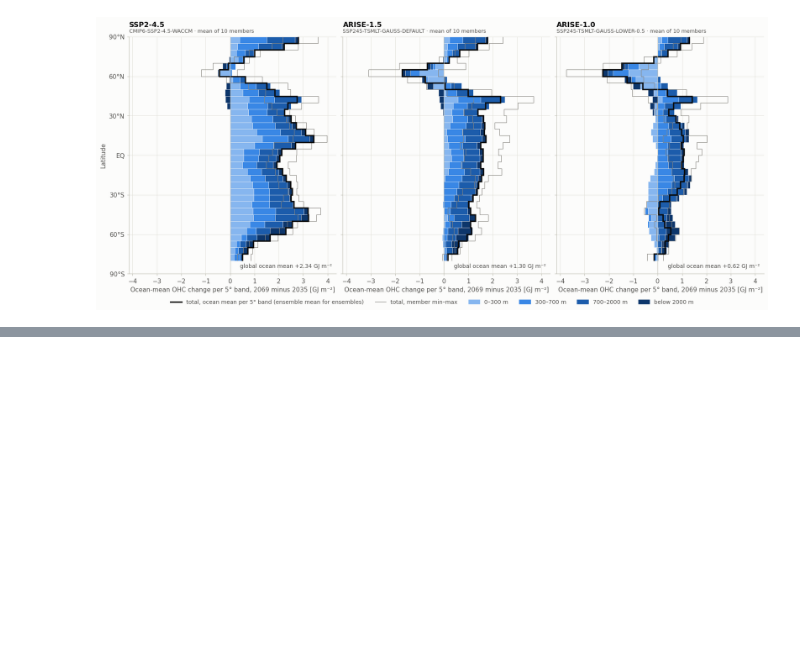
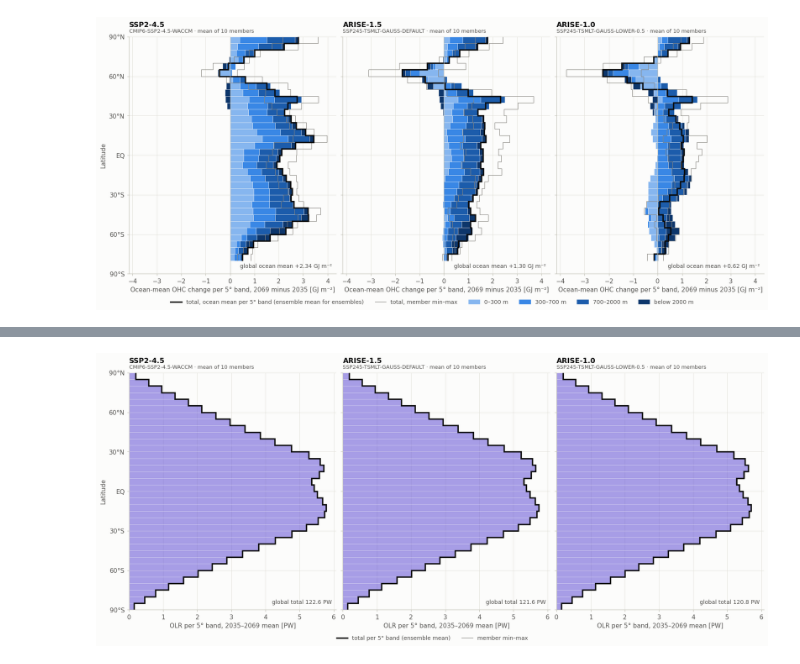
Before and after one commit to jshaw35/PRISM, a Jupyter notebook: OHC_levels/zonal_means.ipynb, the cells around one changed output, grey strips where cells are left out. Saved outputs shown, nothing was run; the diff lists cells and outputs as text; code cells hidden in the pictures; blank space fills up the shorter version.

```diff
--- a/OHC_levels/zonal_means.ipynb
+++ b/OHC_levels/zonal_means.ipynb
@@ -114,0 +233,4 @@ oceanic heat transport move energy between latitudes, so the two agree only in t
+# %%
+plot_toa("OLR")
+# %% [output]
+[figure, added]
```
Also changed, not shown: parts of 26 cells of this notebook, 4 other files.
